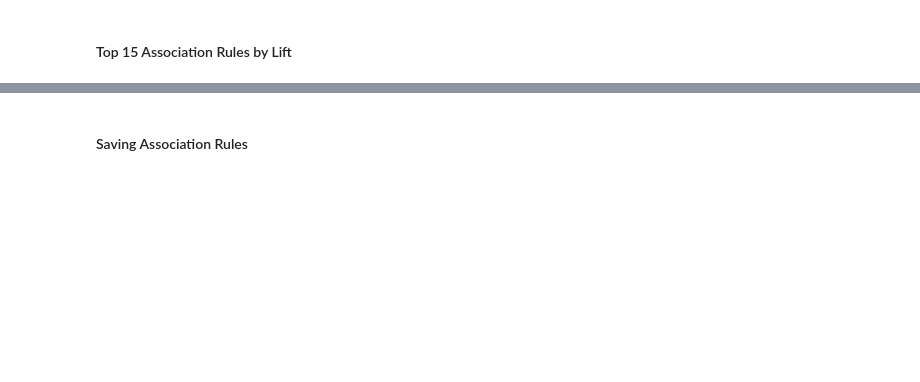
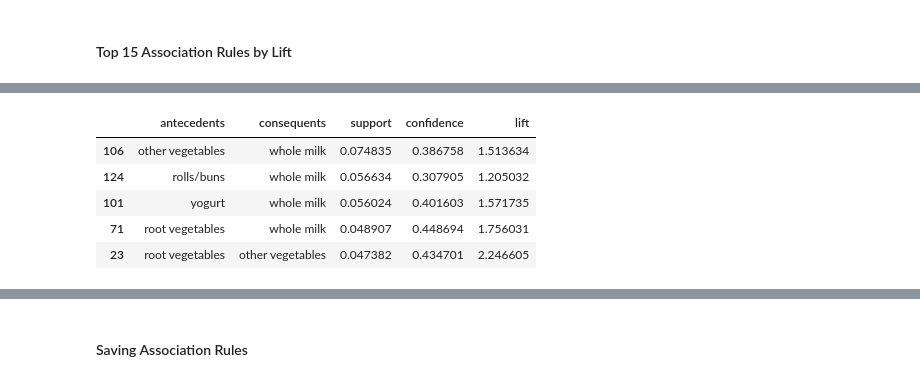
Before and after one commit to jimmy073/dm-associationRule, a Jupyter notebook: groceries_association_rules.ipynb, the cells around one changed output, grey strips where cells are left out. Saved outputs shown, nothing was run; the diff lists cells and outputs as text; code cells hidden in the pictures; blank space fills up the shorter version.

```diff
--- a/groceries_association_rules.ipynb
+++ b/groceries_association_rules.ipynb
@@ -185,9 +242,16 @@ rules_display.sort_values(
 # %%
 # Highest Support Rules
 rules_display.sort_values(
     "support",
     ascending=False
-).head(3)
+).head(5)
+# %% [output]
+|  | antecedents | consequents | support | confidence | lift |
+| 106 | other vegetables | whole milk | 0.074835 | 0.386758 | 1.513634 |
+| 124 | rolls/buns | whole milk | 0.056634 | 0.307905 | 1.205032 |
+| 101 | yogurt | whole milk | 0.056024 | 0.401603 | 1.571735 |
+| 71 | root vegetables | whole milk | 0.048907 | 0.448694 | 1.756031 |
+| 23 | root vegetables | other vegetables | 0.047382 | 0.434701 | 2.246605 |
 # %%
 # Highest Lift Rules
 rules_display.sort_values(
```
Also changed, not shown: parts of 13 cells of this notebook, 1 other file.
